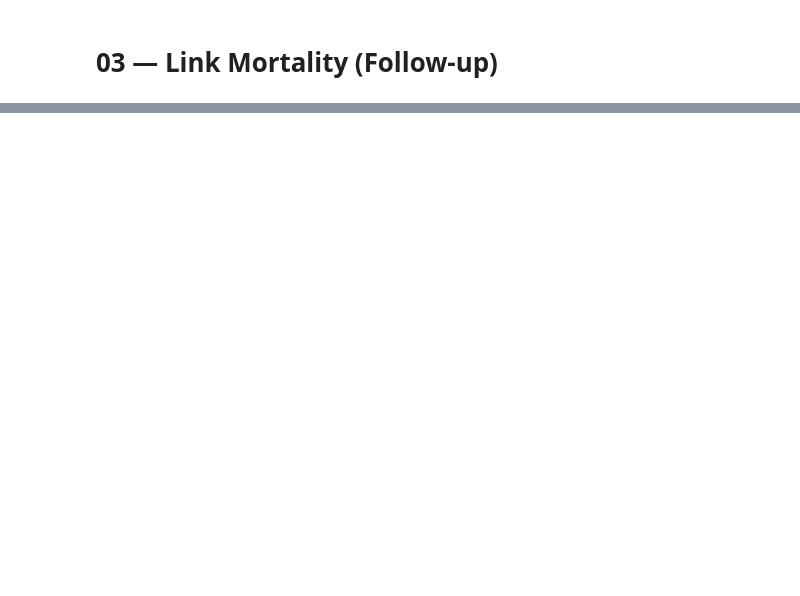
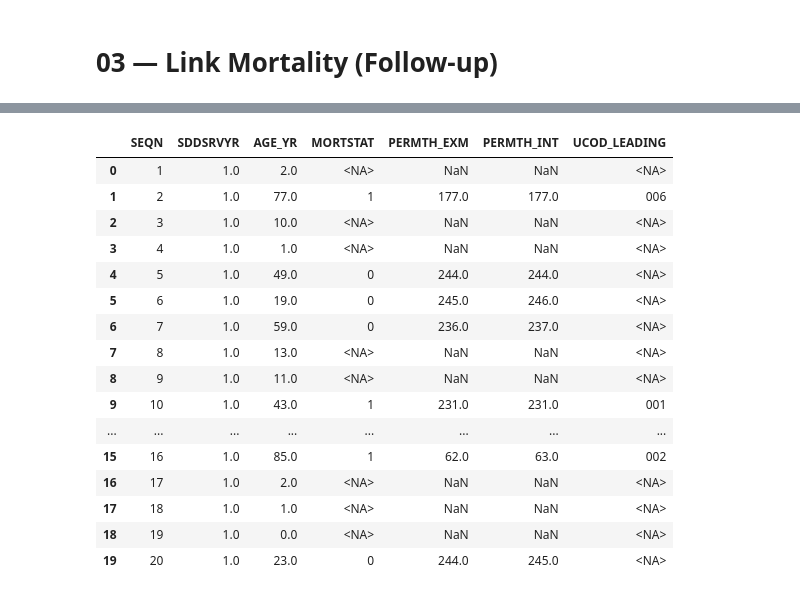
Before and after one commit to amydsy/sdoh-mediation-analysis, a Jupyter notebook: 03_link_mortality.ipynb, the cells around one changed output, grey strips where cells are left out. Drawn from its saved outputs; the diff is of its cells as text; code cells hidden in the pictures; blank space fills up the shorter version.

```diff
--- a/03_link_mortality.ipynb
+++ b/03_link_mortality.ipynb
@@ -91,0 +267,22 @@ score_mort.to_pickle(os.path.join(folder_path, "SODH_diet_mort.pkl"))  # You can
+# %%
+cols_show = ["SEQN","SDDSRVYR", "AGE_YR", "MORTSTAT","PERMTH_EXM","PERMTH_INT","UCOD_LEADING"]
+cols_show = [c for c in cols_show if c in core_mort.columns]
+display(core_mort.head(20)[cols_show])
+# %% [output]
+|  | SEQN | SDDSRVYR | AGE_YR | MORTSTAT | PERMTH_EXM | PERMTH_INT | UCOD_LEADING |
+| 0 | 1 | 1.0 | 2.0 | <NA> | NaN | NaN | <NA> |
+| 1 | 2 | 1.0 | 77.0 | 1 | 177.0 | 177.0 | 006 |
+| 2 | 3 | 1.0 | 10.0 | <NA> | NaN | NaN | <NA> |
+| 3 | 4 | 1.0 | 1.0 | <NA> | NaN | NaN | <NA> |
+| 4 | 5 | 1.0 | 49.0 | 0 | 244.0 | 244.0 | <NA> |
+| 5 | 6 | 1.0 | 19.0 | 0 | 245.0 | 246.0 | <NA> |
+| 6 | 7 | 1.0 | 59.0 | 0 | 236.0 | 237.0 | <NA> |
+| 7 | 8 | 1.0 | 13.0 | <NA> | NaN | NaN | <NA> |
+| 8 | 9 | 1.0 | 11.0 | <NA> | NaN | NaN | <NA> |
+| 9 | 10 | 1.0 | 43.0 | 1 | 231.0 | 231.0 | 001 |
+| ... | ... | ... | ... | ... | ... | ... | ... |
+| 15 | 16 | 1.0 | 85.0 | 1 | 62.0 | 63.0 | 002 |
+| 16 | 17 | 1.0 | 2.0 | <NA> | NaN | NaN | <NA> |
+| 17 | 18 | 1.0 | 1.0 | <NA> | NaN | NaN | <NA> |
+| 18 | 19 | 1.0 | 0.0 | <NA> | NaN | NaN | <NA> |
+| 19 | 20 | 1.0 | 23.0 | 0 | 244.0 | 245.0 | <NA> |
```
Also changed, not shown: parts of 23 cells of this notebook, 1 other file.
